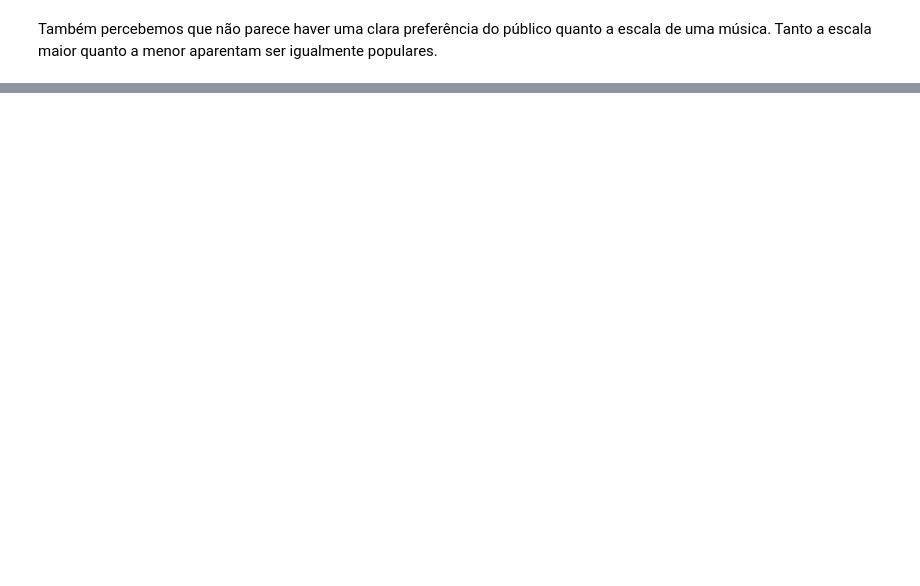
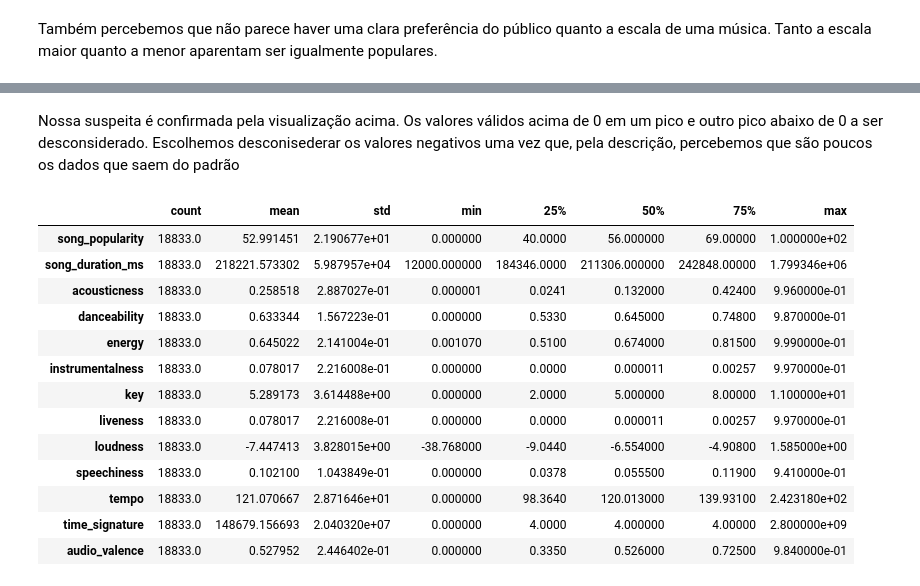
Before and after one commit to luish18/analise_dados_spotify, a Jupyter notebook: analise.ipynb, the cells around one changed output, grey strips where cells are left out. Drawn from its saved outputs; the diff is of its cells as text; code cells hidden in the pictures; blank space fills up the shorter version.

```diff
--- a/analise.ipynb
+++ b/analise.ipynb
@@ -231,0 +279,22 @@ Também percebemos que não parece haver uma clara preferência do público quan
+# %% [markdown]
+Nossa suspeita é confirmada pela visualização acima. Os valores válidos acima de 0 em um pico e outro pico abaixo de 0 a ser desconsiderado. Escolhemos desconisederar os valores negativos uma vez que, pela descrição, percebemos que são poucos os dados que saem do padrão
+# %%
+#retirando durações negativas do dataset
+df = df[df['song_duration_ms'] >= 0]
+
+duration_positive.describe().T
+# %% [output]
+|  | count | mean | std | min | 25% | 50% | 75% | max |
+| song_popularity | 18833.0 | 52.991451 | 2.190677e+01 | 0.000000 | 40.0000 | 56.000000 | 69.00000 | 1.000000e+02 |
+| song_duration_ms | 18833.0 | 218221.573302 | 5.987957e+04 | 12000.000000 | 184346.0000 | 211306.000000 | 242848.00000 | 1.799346e+06 |
+| acousticness | 18833.0 | 0.258518 | 2.887027e-01 | 0.000001 | 0.0241 | 0.132000 | 0.42400 | 9.960000e-01 |
+| danceability | 18833.0 | 0.633344 | 1.567223e-01 | 0.000000 | 0.5330 | 0.645000 | 0.74800 | 9.870000e-01 |
+| energy | 18833.0 | 0.645022 | 2.141004e-01 | 0.001070 | 0.5100 | 0.674000 | 0.81500 | 9.990000e-01 |
+| instrumentalness | 18833.0 | 0.078017 | 2.216008e-01 | 0.000000 | 0.0000 | 0.000011 | 0.00257 | 9.970000e-01 |
+| key | 18833.0 | 5.289173 | 3.614488e+00 | 0.000000 | 2.0000 | 5.000000 | 8.00000 | 1.100000e+01 |
+| liveness | 18833.0 | 0.078017 | 2.216008e-01 | 0.000000 | 0.0000 | 0.000011 | 0.00257 | 9.970000e-01 |
+| loudness | 18833.0 | -7.447413 | 3.828015e+00 | -38.768000 | -9.0440 | -6.554000 | -4.90800 | 1.585000e+00 |
+| speechiness | 18833.0 | 0.102100 | 1.043849e-01 | 0.000000 | 0.0378 | 0.055500 | 0.11900 | 9.410000e-01 |
+| tempo | 18833.0 | 121.070667 | 2.871646e+01 | 0.000000 | 98.3640 | 120.013000 | 139.93100 | 2.423180e+02 |
+| time_signature | 18833.0 | 148679.156693 | 2.040320e+07 | 0.000000 | 4.0000 | 4.000000 | 4.00000 | 2.800000e+09 |
+| audio_valence | 18833.0 | 0.527952 | 2.446402e-01 | 0.000000 | 0.3350 | 0.526000 | 0.72500 | 9.840000e-01 |
```
Also changed, not shown: parts of 15 cells of this notebook.
